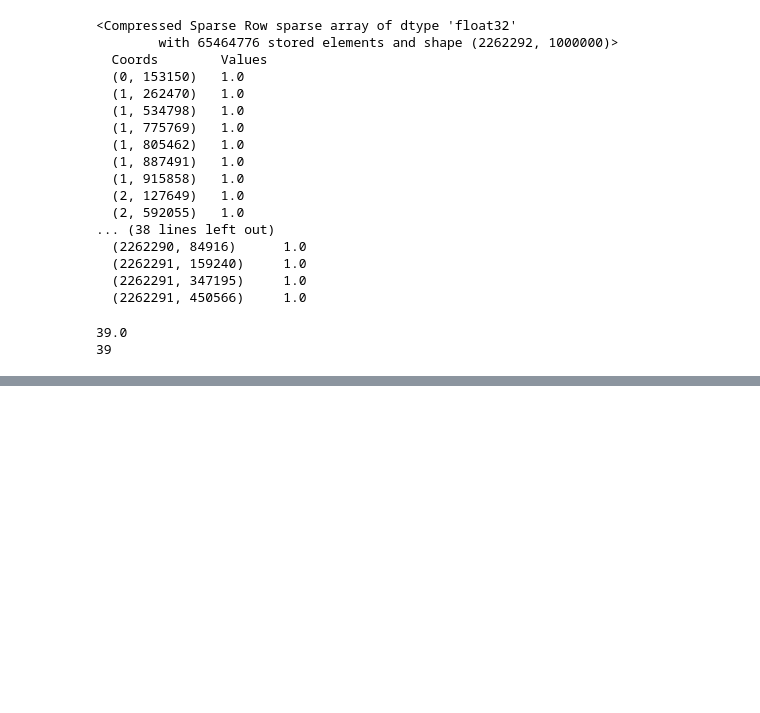
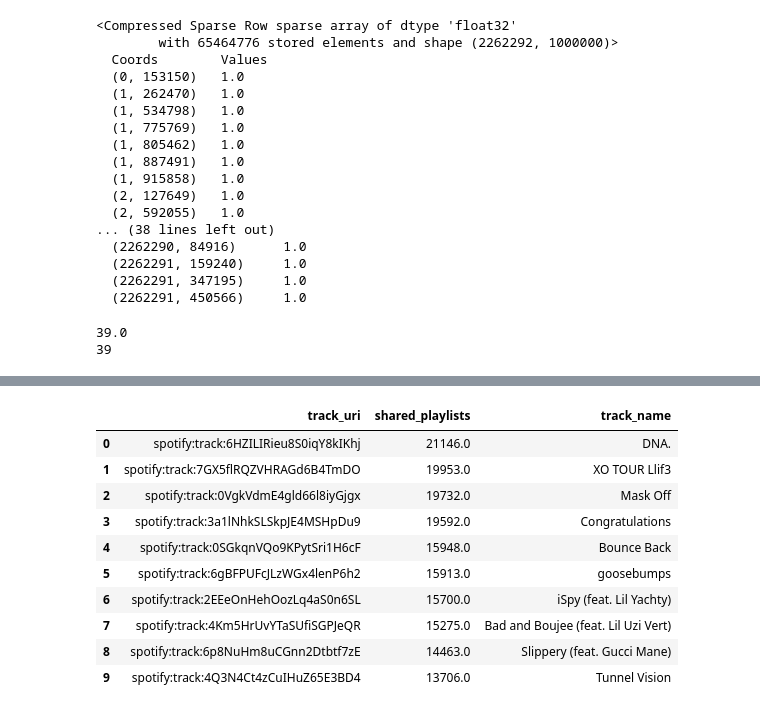
Before and after one commit to YCf-odlaN/spotifymp-project, a Jupyter notebook: notebooks/recsysdev.ipynb, the cells around one changed output, grey strips where cells are left out. Cells and saved outputs as stored; diff of their text form; code cells hidden in the pictures; blank space fills up the shorter version.

Commit message:
Added logic to find popular track using bridge table. Mapped to uri. Wrote logic to find co occurence using popular track as vector. Showcased top 10 tracks

```diff
--- a/notebooks/recsysdev.ipynb
+++ b/notebooks/recsysdev.ipynb
@@ -150,0 +215,20 @@ print(pair.filter('pid=4242').count())     # list index keeps it 2-D and version
+# %%
+# now we will look up this track on our matrix
+i = 2128659
+playlists_with_i = M[[i]]
+
+#need to document linear algebra here
+c = (M @ playlists_with_i.T).toarray().ravel() # gives us playlists that share
+deg = M.sum(axis=1) #popularity of every track
+
+c[i]=0 #assigning 0 to itself
+
+top = np.argsort(c)[::-1][:10] #review syntax here
+#took 0.7 seconds of computation
+
+top_to_uri = track_index.filter(F.col("track_idx").isin(top))
+
+tracks = pd.read_parquet("../silver/track", columns=["track_uri", "track_name"])
+out = pd.DataFrame({"track_uri":top_to_uri, "shared_playlists": c[top]})
+
+out.merge(tracks, on="track_uri")
@@ -150,0 +241,22 @@ print(pair.filter('pid=4242').count())     # list index keeps it 2-D and version
+# %%
+ti = pd.read_parquet("../gold/track_index").sort_values("track_idx")
+idx_to_uri = ti["track_uri"].to_numpy()          # position == track_idx
+
+tracks = pd.read_parquet("../silver/track", columns=["track_uri", "track_name"])
+out = pd.DataFrame({"track_uri": idx_to_uri[top], "shared_playlists": c[top]})
+out.merge(tracks, on="track_uri")
+
+#need to derive this on own and understand mistakes from top code error
+#this shows us the top tracks that co occured with the track we first looked up
+# %% [output]
+|  | track_uri | shared_playlists | track_name |
+| 0 | spotify:track:6HZILIRieu8S0iqY8kIKhj | 21146.0 | DNA. |
+| 1 | spotify:track:7GX5flRQZVHRAGd6B4TmDO | 19953.0 | XO TOUR Llif3 |
+| 2 | spotify:track:0VgkVdmE4gld66l8iyGjgx | 19732.0 | Mask Off |
+| 3 | spotify:track:3a1lNhkSLSkpJE4MSHpDu9 | 19592.0 | Congratulations |
+| 4 | spotify:track:0SGkqnVQo9KPytSri1H6cF | 15948.0 | Bounce Back |
+| 5 | spotify:track:6gBFPUFcJLzWGx4lenP6h2 | 15913.0 | goosebumps |
+| 6 | spotify:track:2EEeOnHehOozLq4aS0n6SL | 15700.0 | iSpy (feat. Lil Yachty) |
+| 7 | spotify:track:4Km5HrUvYTaSUfiSGPJeQR | 15275.0 | Bad and Boujee (feat. Lil Uzi Vert) |
+| 8 | spotify:track:6p8NuHm8uCGnn2Dtbtf7zE | 14463.0 | Slippery (feat. Gucci Mane) |
+| 9 | spotify:track:4Q3N4Ct4zCuIHuZ65E3BD4 | 13706.0 | Tunnel Vision |
```
Also changed, not shown: parts of 7 cells of this notebook, 1 other file.
